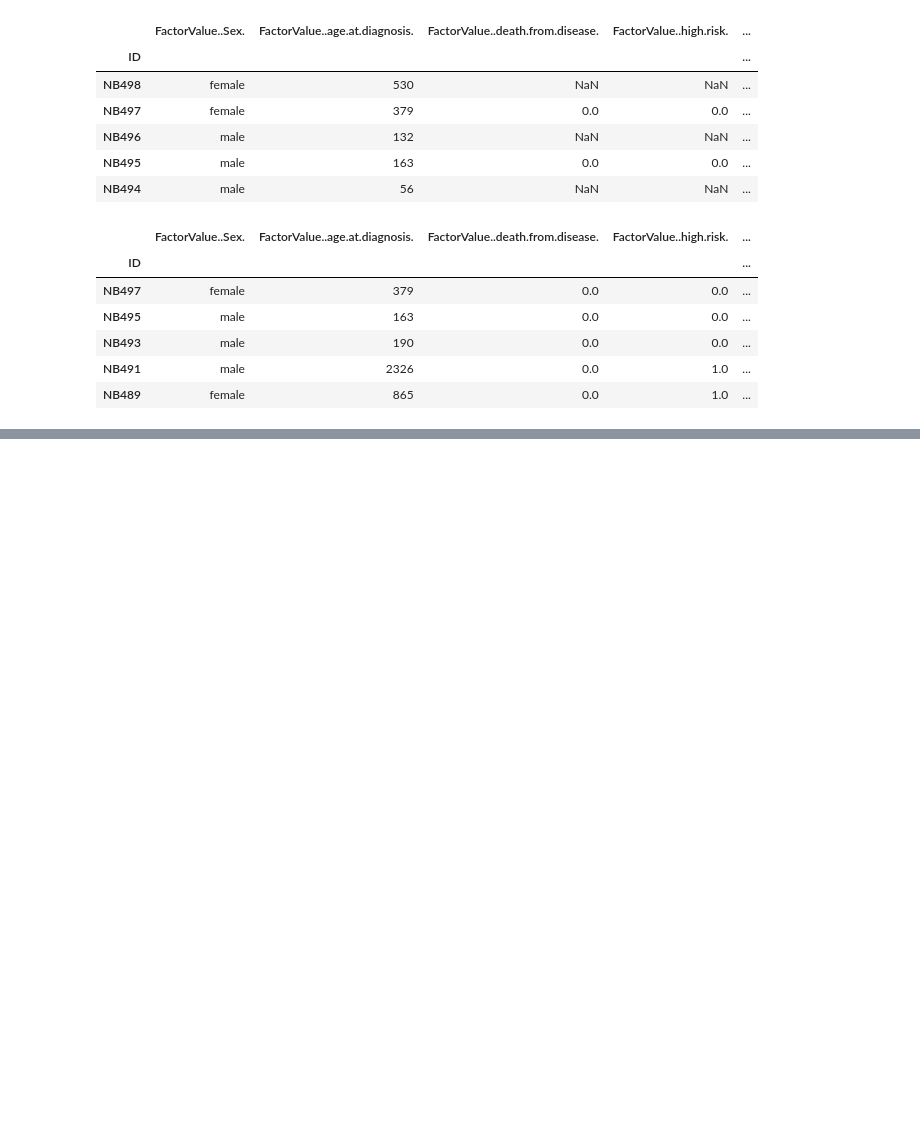
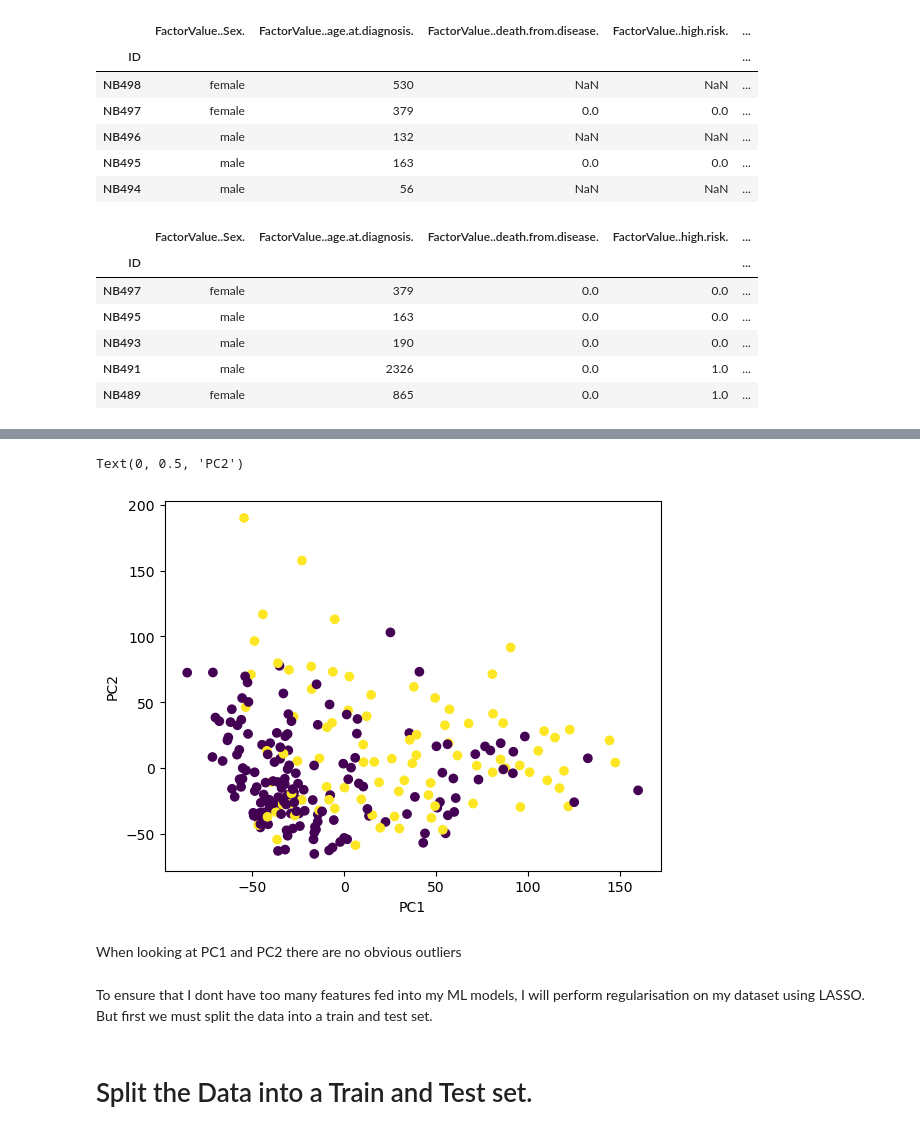
Before and after one commit to ReubenKumar/Neuroblastoma_Data_Analysis, a Jupyter notebook: Neuroblastoma_ML_Model.ipynb, the cells around one changed output, grey strips where cells are left out. Saved outputs shown, nothing was run; the diff lists cells and outputs as text; code cells hidden in the pictures; blank space fills up the shorter version.

Commit message:
added models

```diff
--- a/Neuroblastoma_ML_Model.ipynb
+++ b/Neuroblastoma_ML_Model.ipynb
@@ -108,0 +210,15 @@ patient_info_known.shape
+# %%
+#plot the pca - colour based on progression.
+plt.figure()
+plt.scatter(x = rna_pca[:,0], y = rna_pca[:,1] ,c=rna_seq['FactorValue..progression.'])
+plt.xlabel('PC1')
+plt.ylabel('PC2')
+# %% [output]
+Text(0, 0.5, 'PC2')
+[figure, added]
+# %% [markdown]
+When looking at PC1 and PC2 there are no obvious outliers
+# %% [markdown]
+To ensure that I dont have too many features fed into my ML models, I will perform regularisation on my dataset using LASSO. But first we must split the data into a train and test set.
+# %% [markdown]
+# Split the Data into a Train and Test set.
```
Also changed, not shown: parts of 60 cells of this notebook.
